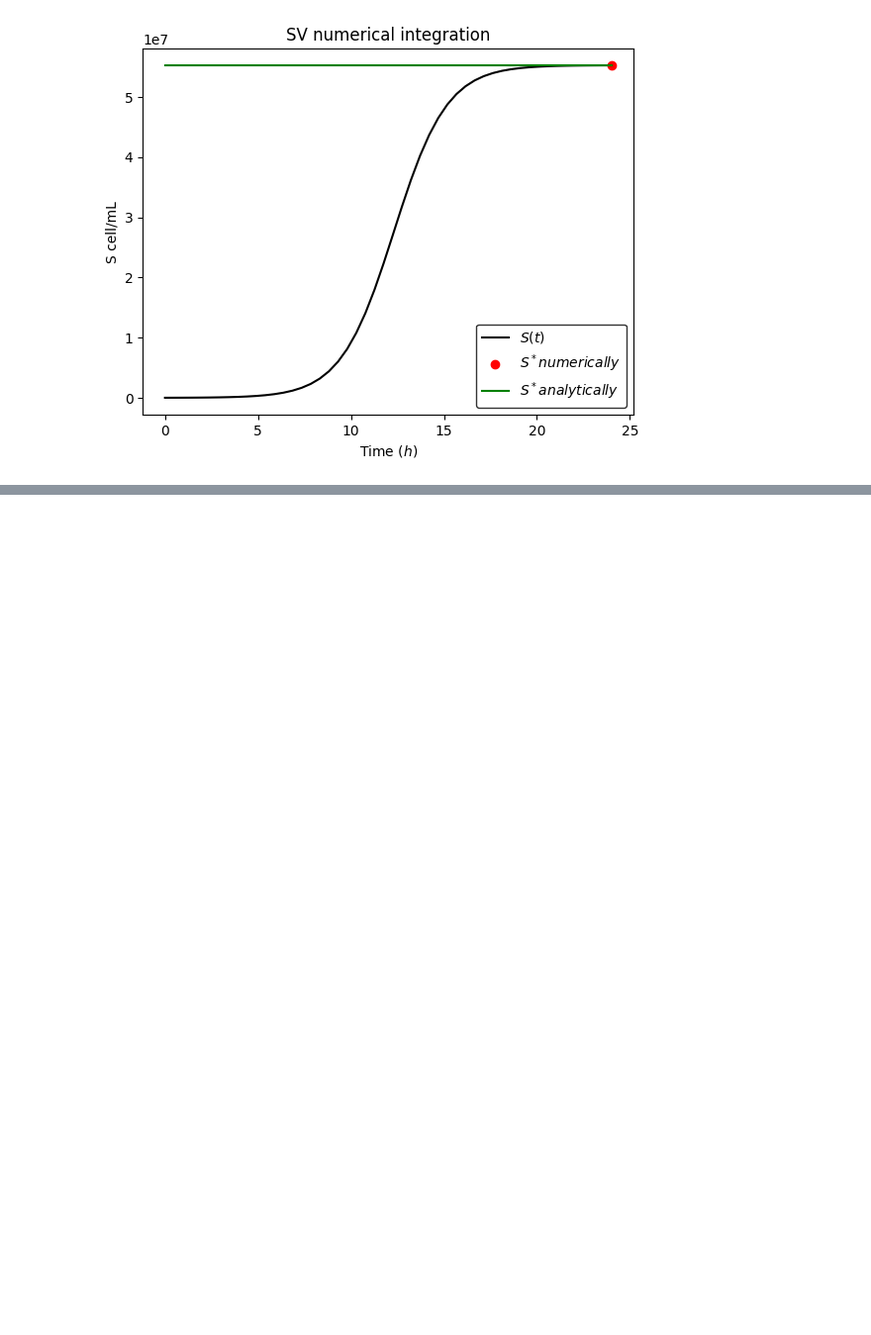
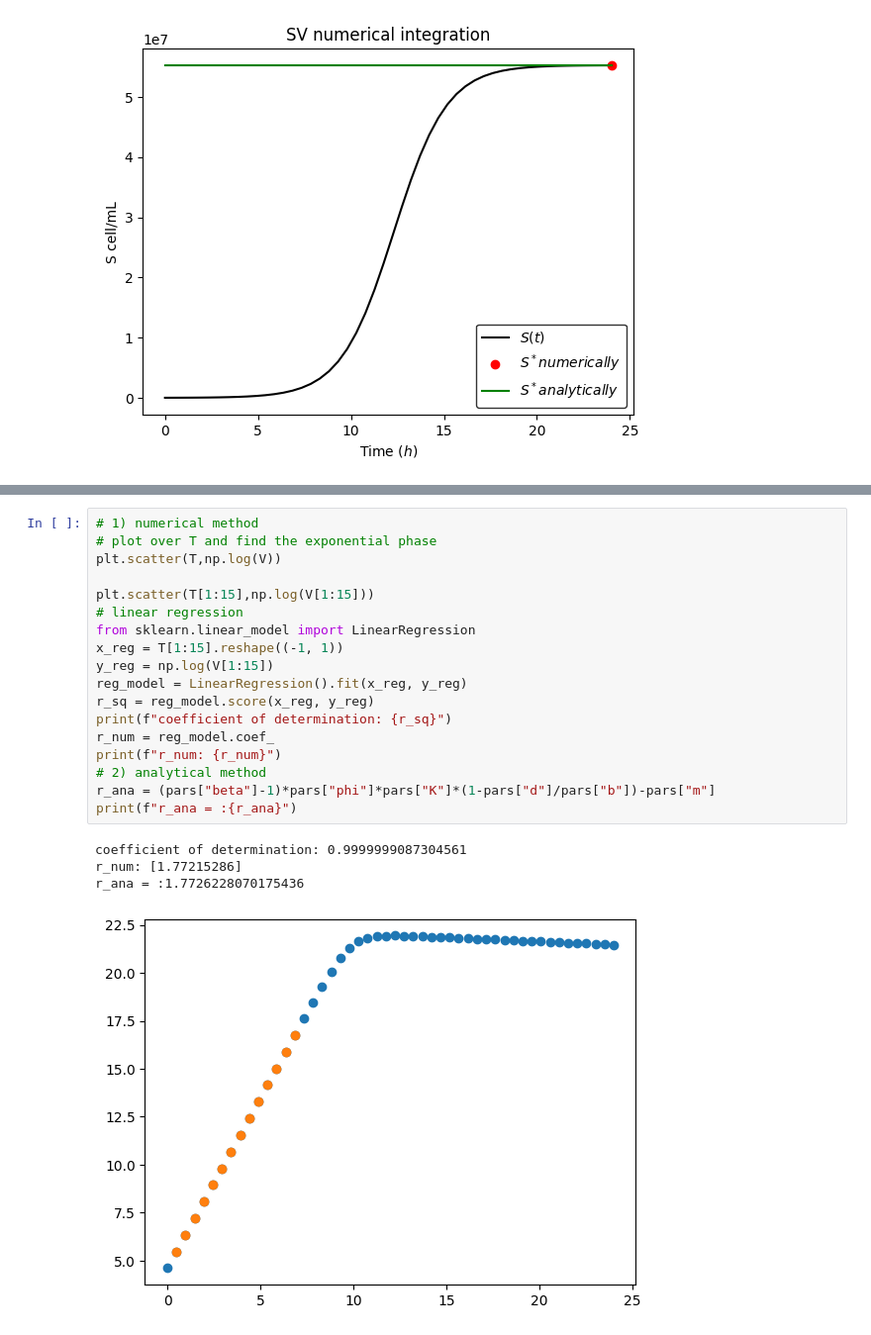
Before and after one commit to RaunakDey/phageschool2025, a Jupyter notebook: docs/day1_eco_evo_principles/python_exercises_day1.ipynb, the cells around one changed output, grey strips where cells are left out. Shown at 99% size. Drawn from its saved outputs; the diff is of its cells as text; blank space fills up the shorter version.

```diff
--- a/docs/day1_eco_evo_principles/python_exercises_day1.ipynb
+++ b/docs/day1_eco_evo_principles/python_exercises_day1.ipynb
@@ -100,0 +161,23 @@ Text(0.5, 1.0, 'SV numerical integration')
+# %%
+# 1) numerical method
+# plot over T and find the exponential phase
+plt.scatter(T,np.log(V))
+
+plt.scatter(T[1:15],np.log(V[1:15]))
+# linear regression
+from sklearn.linear_model import LinearRegression
+x_reg = T[1:15].reshape((-1, 1))
+y_reg = np.log(V[1:15])
+reg_model = LinearRegression().fit(x_reg, y_reg)
+r_sq = reg_model.score(x_reg, y_reg)
+print(f"coefficient of determination: {r_sq}")
+r_num = reg_model.coef_
+print(f"r_num: {r_num}")
+# 2) analytical method
+r_ana = (pars["beta"]-1)*pars["phi"]*pars["K"]*(1-pars["d"]/pars["b"])-pars["m"]
+print(f"r_ana = :{r_ana}")
+# %% [output]
+coefficient of determination: 0.9999999087304561
+r_num: [1.77215286]
+r_ana = :1.7726228070175436
+[figure, added]
```
Also changed, not shown: parts of 38 cells of this notebook, 11 other files.
